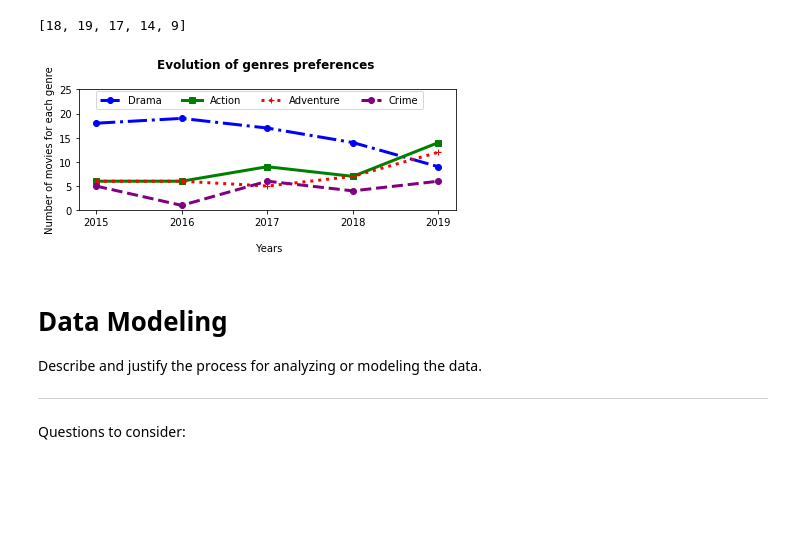
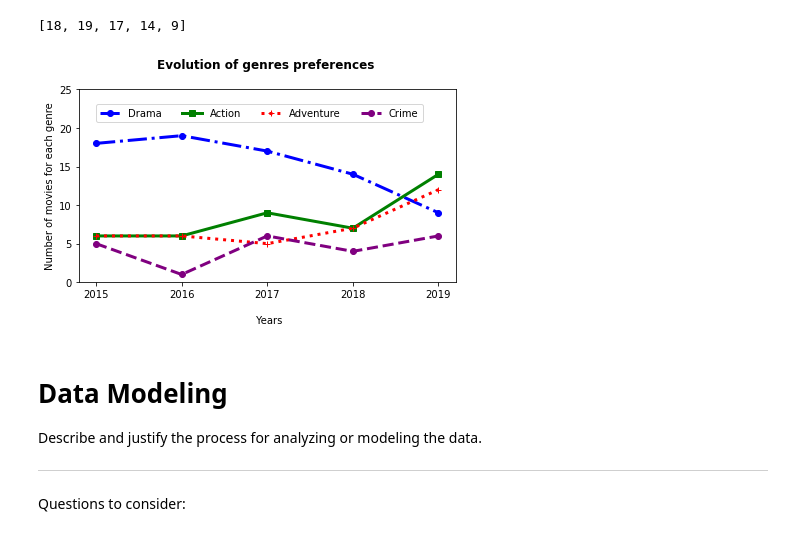
Before and after one commit to arecai/ari_first_attem, a Jupyter notebook: dsc-phase1-project-template.ipynb, the cells around one changed output. Cells and saved outputs as stored; diff of their text form; code cells hidden in the pictures; blank space fills up the shorter version.

```diff
--- a/dsc-phase1-project-template.ipynb
+++ b/dsc-phase1-project-template.ipynb
@@ -707,19 +708,19 @@ adventure_list = [counts_dict_2015.get('Adventure'), counts_dict_2016.get('Adven
 
 crime_list = [counts_dict_2015.get('Crime'), counts_dict_2016.get('Crime'), counts_dict_2017.get('Crime'), counts_dict_2018.get('Crime'), counts_dict_2019.get('Crime')]
 # %%
-fig, ax = plt.subplots(figsize=(6, 3))
+fig, ax = plt.subplots()
 ax.plot(('2015','2016','2017','2018','2019'), drama_list , color="blue", lw=3, ls='-.', marker='o')
 ax.plot(('2015','2016','2017','2018','2019'), action_list , color="green", lw=3, ls='-', marker='s')
 ax.plot(('2015','2016','2017','2018','2019'), adventure_list , color="red", lw=3, ls=':', marker='+')
 ax.plot(('2015','2016','2017','2018','2019'), crime_list , color="purple", lw=3, ls='--', marker='o')
 ax.set_title('Evolution of genres preferences \n', fontweight="bold")
 ax.set_ylabel('Number of movies for each genre')
 ax.set_xlabel('\n Years')
 ax.set_ylim([0, 25]);
 fig.legend(ncol = 4, labels=["Drama", "Action", "Adventure", "Crime"], bbox_to_anchor=(0.91,0.82))
 fig.tight_layout();
 # %% [output]
-[figure, old version]
+[figure, new version]
 # %% [markdown]
 # Data Modeling
 Describe and justify the process for analyzing or modeling the data.
```
Also changed, not shown: parts of 139 cells of this notebook.
